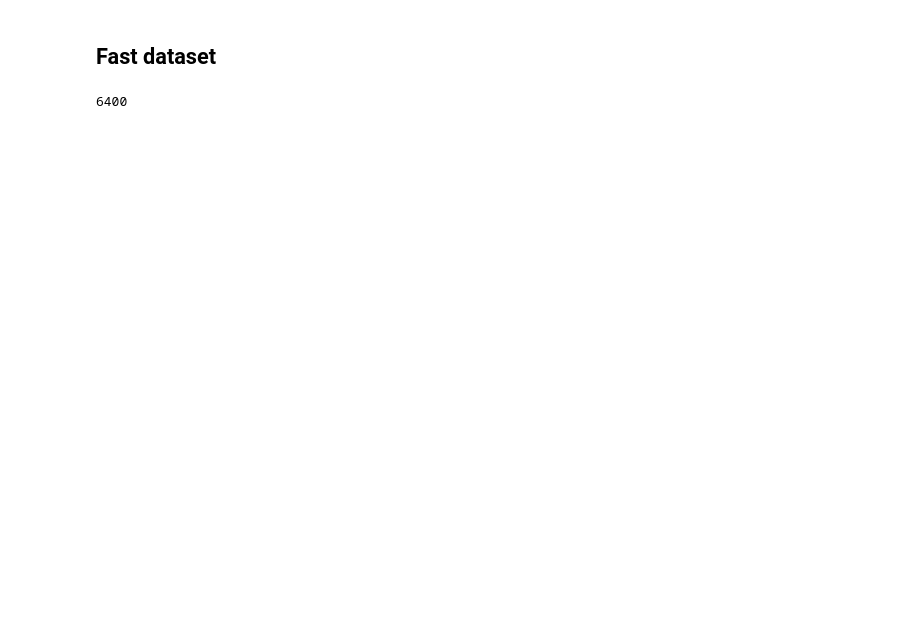
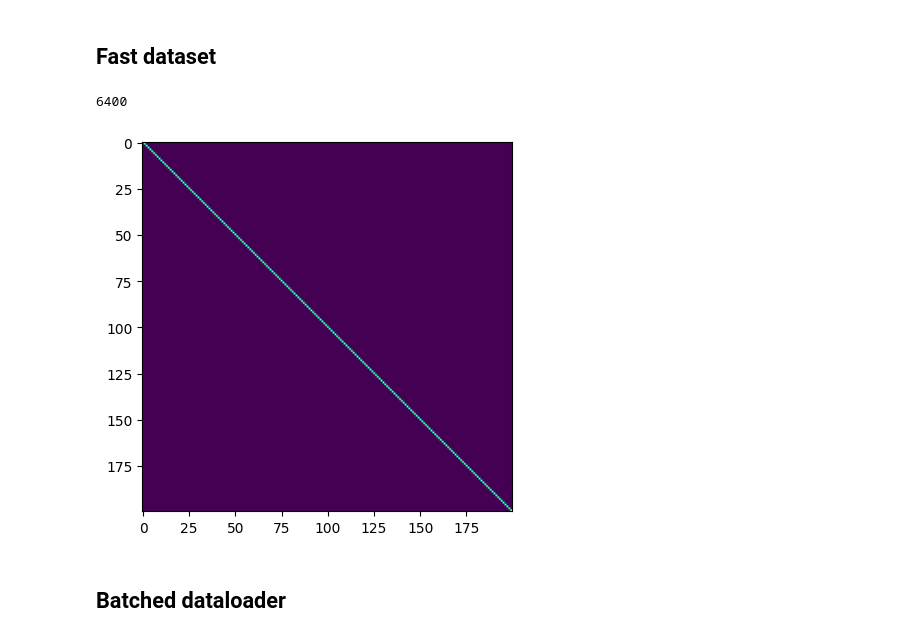
Before and after one commit to liu-qilong/urssm-replicate, a Jupyter notebook: notebook/prototype/dataset_fast.ipynb, the cells around one changed output. Drawn from its saved outputs; the diff is of its cells as text; code cells hidden in the pictures; blank space fills up the shorter version.

```diff
--- a/notebook/prototype/dataset_fast.ipynb
+++ b/notebook/prototype/dataset_fast.ipynb
@@ -43,12 +42,29 @@ from src.dataset.shape_cor_fast import PairFaustDatasetFast
 dataset = PairFaustDatasetFast(
     data_root='../../data_/FAUST_r',
     phase='train',
+    return_faces=True,
+    return_L=True,
+    return_mass=True,
+    num_evecs=200,
+    return_evecs=True,
+    return_grad=True,
+    return_corr=True,
+    return_dist=True,
 )
 len(dataset)
 # %% [output]
 6400
 # %%
-from tqdm.notebook import tqdm
+from tqdm import tqdm
 
 for data in tqdm(dataset):
-    pass
+    # pass
+    break
+# %%
+import matplotlib.pyplot as plt
+plt.imshow(data['first']['evecs_trans'] @ data['first']['evecs'])
+plt.show()
+# %% [output]
+[figure, added]
+# %% [markdown]
+## Batched dataloader
```
Also changed, not shown: parts of 4 cells of this notebook, 3 other files.
